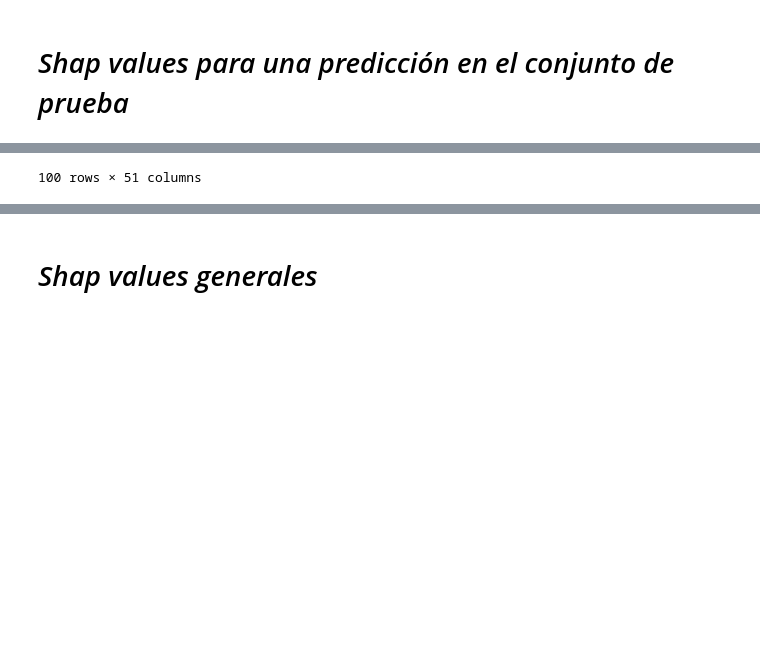
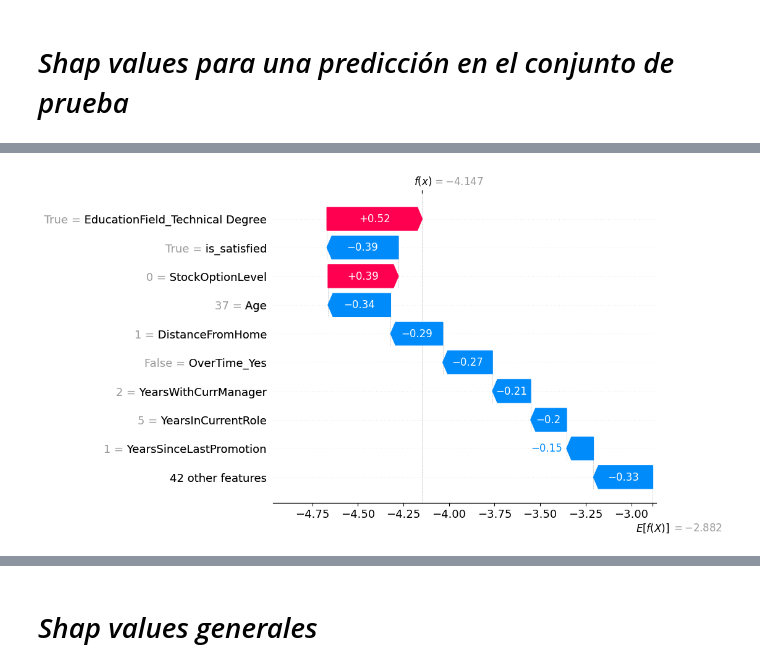
Before and after one commit to luisejdm/Aprendizaje_Estadistico, a Jupyter notebook: Examenes/Examen4_practico.ipynb, the cells around one changed output, grey strips where cells are left out. Drawn from its saved outputs; the diff is of its cells as text; code cells hidden in the pictures; blank space fills up the shorter version.

```diff
--- a/Examenes/Examen4_practico.ipynb
+++ b/Examenes/Examen4_practico.ipynb
@@ -333,7 +312,12 @@ X_shap = X_test.sample(100, random_state=42)
 explainer = shap.TreeExplainer(model)
 shap_values = explainer.shap_values(X_shap)
 
-
-shap_df = pd.DataFrame(shap_values, columns=X.columns)
-shap_df
+shap.initjs()
+plt.figure()
+shap.plots.waterfall(shap.Explanation(
+    values=shap_values[0],
+    base_values=explainer.expected_value,
+    data=X_shap.iloc[0],
+    feature_names=X_shap.keys()
+))
 # %% [output]
@@ -352 +323,0 @@ shap_df
-100 rows × 51 columns
@@ -352,0 +325 @@ shap_df
+[figure, added]
```
Also changed, not shown: parts of 9 cells of this notebook.
